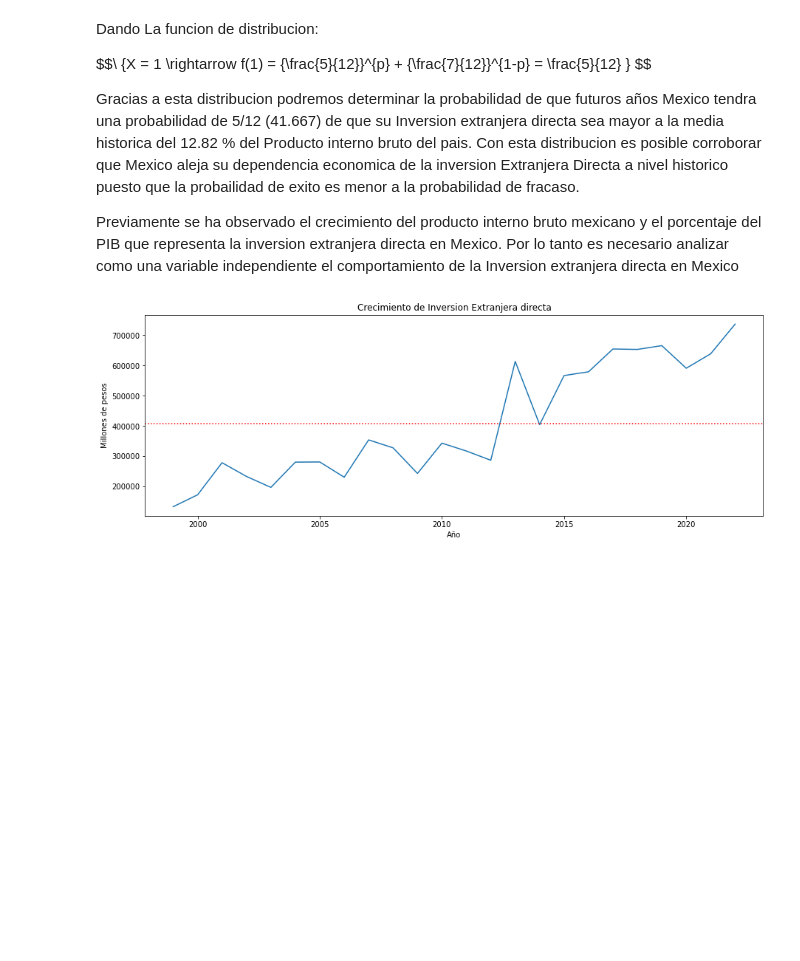
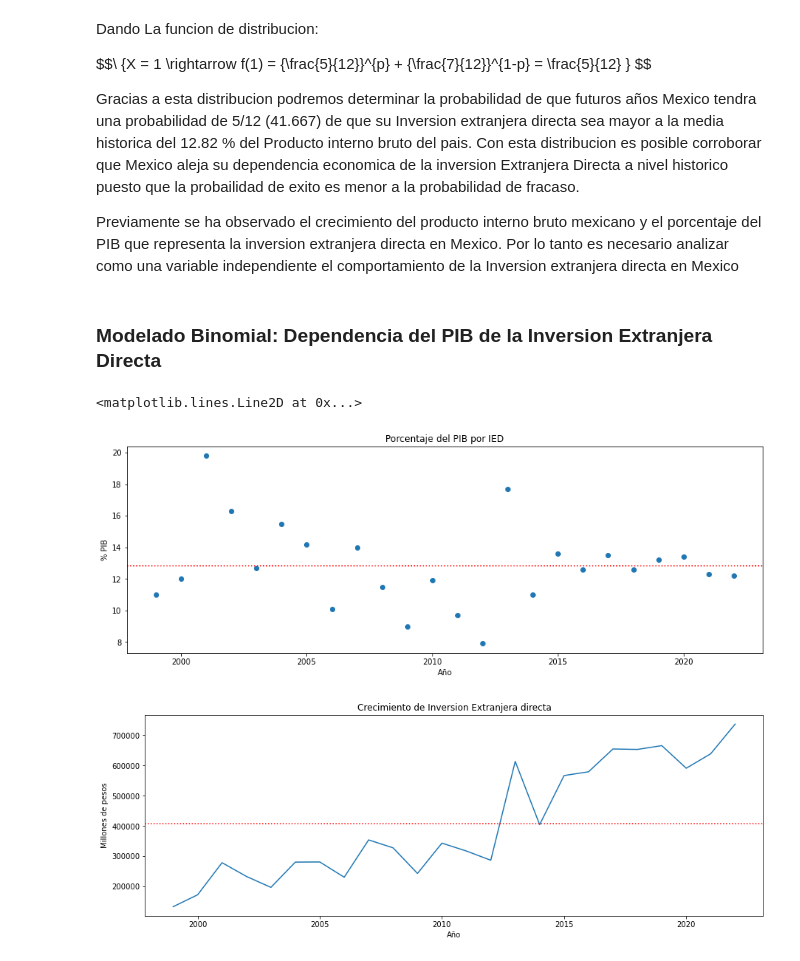
Before and after one commit to OctavioPB/Data-Analyst-Projects, a Jupyter notebook: InversionExtranjeraDirecta2023/Inversion Extranjera Directa en Mexico 2023.ipynb, the cells around one changed output. Cells and saved outputs as stored; diff of their text form; code cells hidden in the pictures; blank space fills up the shorter version.

Commit message:
Modificacion agregado binomial

```diff
--- a/InversionExtranjeraDirecta2023/Inversion Extranjera Directa en Mexico 2023.ipynb
+++ b/InversionExtranjeraDirecta2023/Inversion Extranjera Directa en Mexico 2023.ipynb
@@ -239,6 +239,19 @@ $$\ {X = 1 \rightarrow f(1) = {\frac{5}{12}}^{p} + {\frac{7}{12}}^{1-p} = \frac{
 Gracias a esta distribucion podremos determinar la probabilidad de que futuros años Mexico tendra una probabilidad de 5/12 (41.667) de que su Inversion extranjera directa sea mayor a la media historica del 12.82 % del Producto interno bruto del pais. Con esta distribucion es posible corroborar que Mexico aleja su dependencia economica de la inversion Extranjera Directa a nivel historico puesto que la probailidad de exito es menor a la probabilidad de fracaso.
 
 Previamente se ha observado el crecimiento del producto interno bruto mexicano y el porcentaje del PIB que representa la inversion extranjera directa en Mexico. Por lo tanto es necesario analizar como una variable independiente el comportamiento de la Inversion extranjera directa en Mexico
+# %% [markdown]
+### Modelado Binomial: Dependencia del PIB de la Inversion Extranjera Directa
+# %%
+plt.figure(facecolor='white', figsize=(15, 5))
+
+plt.title("Porcentaje del PIB por IED")
+plt.xlabel("Año")
+plt.ylabel("% PIB")
+plt.scatter(IED_PIB['Año'], IED_PIB['Porcentaje'])
+plt.axhline(y = IED_PIB['Porcentaje'].mean(), linestyle = 'dotted', color = 'red') # Linea de promedio
+# %% [output]
+<matplotlib.lines.Line2D at 0x...>
+[figure, added]
 # %%
 graficar("Crecimiento de Inversion Extranjera directa", "Año", "Millones de pesos", IED_PIB['Año'], IED_PIB['IED'] )
 # %% [output]
```
Also changed, not shown: parts of 5 cells of this notebook.
